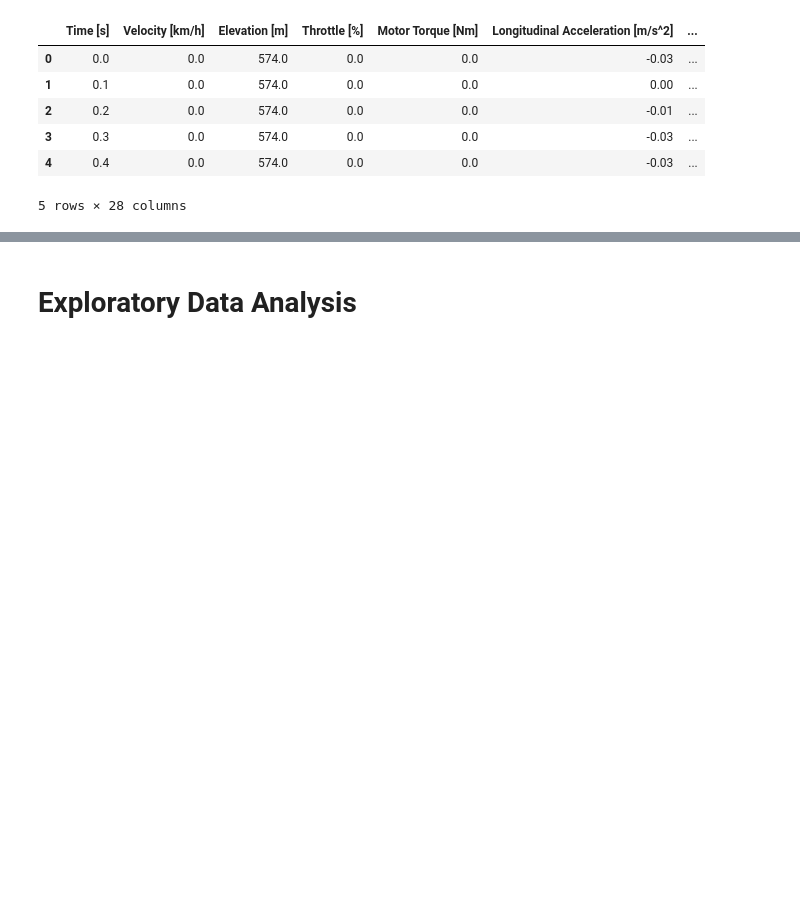
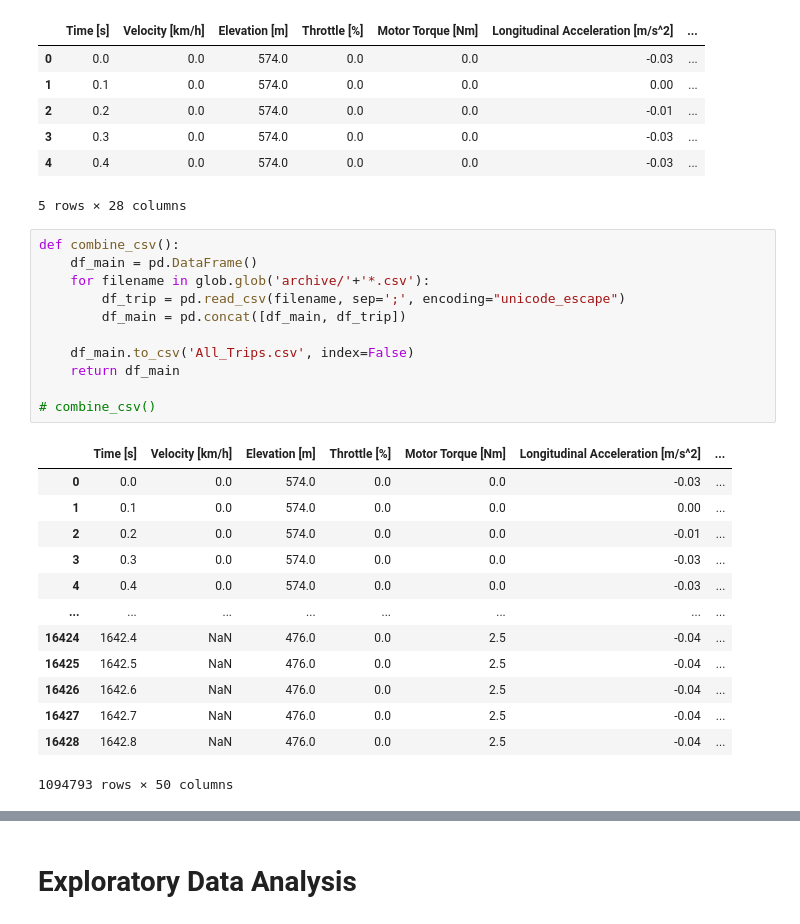
Before and after one commit to ConnorMcWard/EV-Battery, a Jupyter notebook: EV.ipynb, the cells around one changed output, grey strips where cells are left out. Drawn from its saved outputs; the diff is of its cells as text; blank space fills up the shorter version.

```diff
--- a/EV.ipynb
+++ b/EV.ipynb
@@ -55,3 +63,28 @@ df.head()
 | 3 | 0.3 | 0.0 | 574.0 | 0.0 | 0.0 | -0.03 | ... |
 | 4 | 0.4 | 0.0 | 574.0 | 0.0 | 0.0 | -0.03 | ... |
 5 rows × 28 columns
+# %%
+def combine_csv():
+    df_main = pd.DataFrame()
+    for filename in glob.glob('archive/'+'*.csv'):
+        df_trip = pd.read_csv(filename, sep=';', encoding="unicode_escape")
+        df_main = pd.concat([df_main, df_trip])
+
+    df_main.to_csv('All_Trips.csv', index=False)
+    return df_main
+
+# combine_csv()
+# %% [output]
+|  | Time [s] | Velocity [km/h] | Elevation [m] | Throttle [%] | Motor Torque [Nm] | Longitudinal Acceleration [m/s^2] | ... |
+| 0 | 0.0 | 0.0 | 574.0 | 0.0 | 0.0 | -0.03 | ... |
+| 1 | 0.1 | 0.0 | 574.0 | 0.0 | 0.0 | 0.00 | ... |
+| 2 | 0.2 | 0.0 | 574.0 | 0.0 | 0.0 | -0.01 | ... |
+| 3 | 0.3 | 0.0 | 574.0 | 0.0 | 0.0 | -0.03 | ... |
+| 4 | 0.4 | 0.0 | 574.0 | 0.0 | 0.0 | -0.03 | ... |
+| ... | ... | ... | ... | ... | ... | ... | ... |
+| 16424 | 1642.4 | NaN | 476.0 | 0.0 | 2.5 | -0.04 | ... |
+| 16425 | 1642.5 | NaN | 476.0 | 0.0 | 2.5 | -0.04 | ... |
+| 16426 | 1642.6 | NaN | 476.0 | 0.0 | 2.5 | -0.04 | ... |
+| 16427 | 1642.7 | NaN | 476.0 | 0.0 | 2.5 | -0.04 | ... |
+| 16428 | 1642.8 | NaN | 476.0 | 0.0 | 2.5 | -0.04 | ... |
+1094793 rows × 50 columns
```
Also changed, not shown: parts of 10 cells of this notebook.
